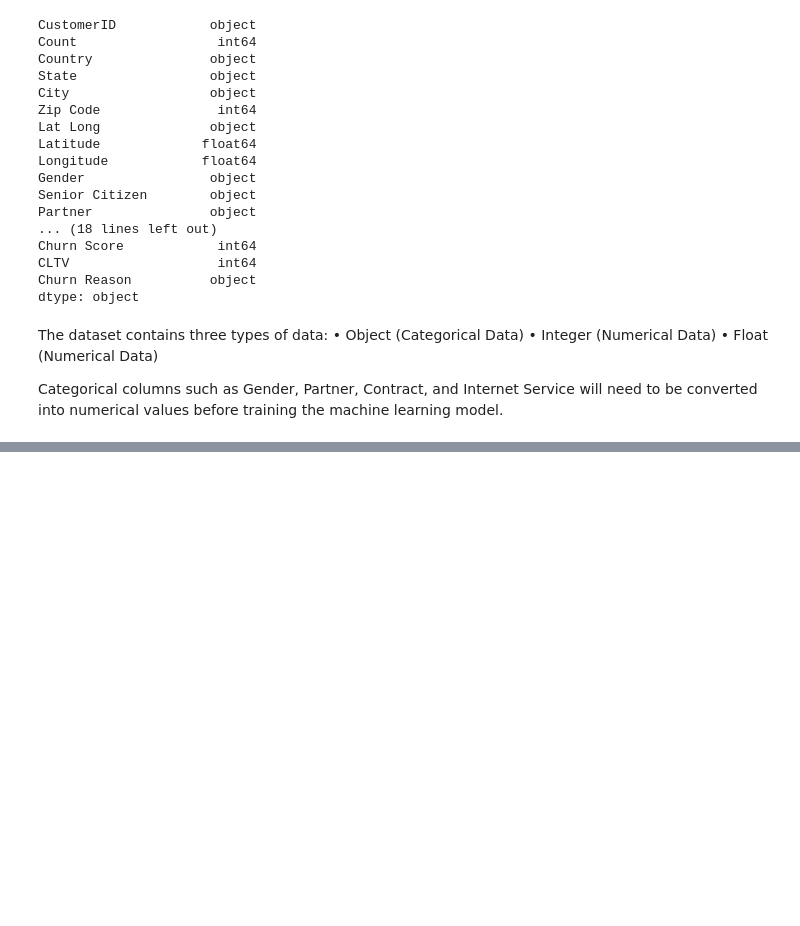
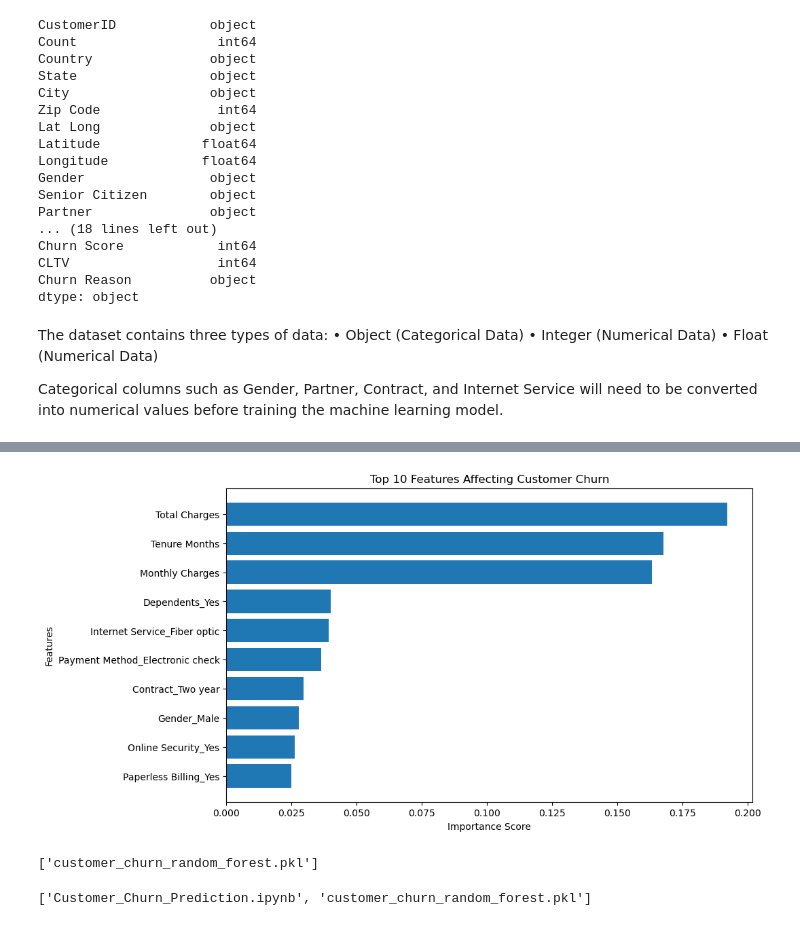
Before and after one commit to Shravani-kamat08/Customer-Churn-Prediction, a Jupyter notebook: notebooks/Customer_Churn_Prediction.ipynb, the cells around one changed output, grey strips where cells are left out. Saved outputs shown, nothing was run; the diff lists cells and outputs as text; code cells hidden in the pictures; blank space fills up the shorter version.

```diff
--- a/notebooks/Customer_Churn_Prediction.ipynb
+++ b/notebooks/Customer_Churn_Prediction.ipynb
@@ -154,0 +1029,4 @@ df.describe()
+# %%
+dt_model = DecisionTreeClassifier()
+# %%
+dt_model.fit(X_train, y_train)
@@ -154,0 +1169,11 @@ df.describe()
+# %%
+from sklearn.ensemble import RandomForestClassifier
+
+rf_model = RandomForestClassifier(
+    n_estimators=100,
+    random_state=42
+)
+
+rf_model.fit(X_train, y_train)
+
+rf_pred = rf_model.predict(X_test)
@@ -154,0 +1206,15 @@ df.describe()
+# %%
+import pandas as pd
+import matplotlib.pyplot as plt
+
+feature_importance = pd.DataFrame({
+    'Feature': X_train.columns,
+    'Importance': rf_model.feature_importances_
+})
+
+feature_importance = feature_importance.sort_values(
+    by='Importance',
+    ascending=False
+)
+
+feature_importance.head(10)
@@ -154,0 +1233,29 @@ df.describe()
+# %%
+import matplotlib.pyplot as plt
+
+top_features = feature_importance.head(10)
+
+plt.figure(figsize=(10,6))
+plt.barh(top_features['Feature'], top_features['Importance'])
+
+plt.xlabel("Importance Score")
+plt.ylabel("Features")
+plt.title("Top 10 Features Affecting Customer Churn")
+
+plt.gca().invert_yaxis()
+
+plt.show()
+# %% [output]
+[figure, added]
+# %%
+import joblib
+
+joblib.dump(rf_model, "customer_churn_random_forest.pkl")
+# %% [output]
+['customer_churn_random_forest.pkl']
+# %%
+import os
+
+os.listdir()
+# %% [output]
+['Customer_Churn_Prediction.ipynb', 'customer_churn_random_forest.pkl']
```
Also changed, not shown: parts of 132 cells of this notebook, 1 other file.
